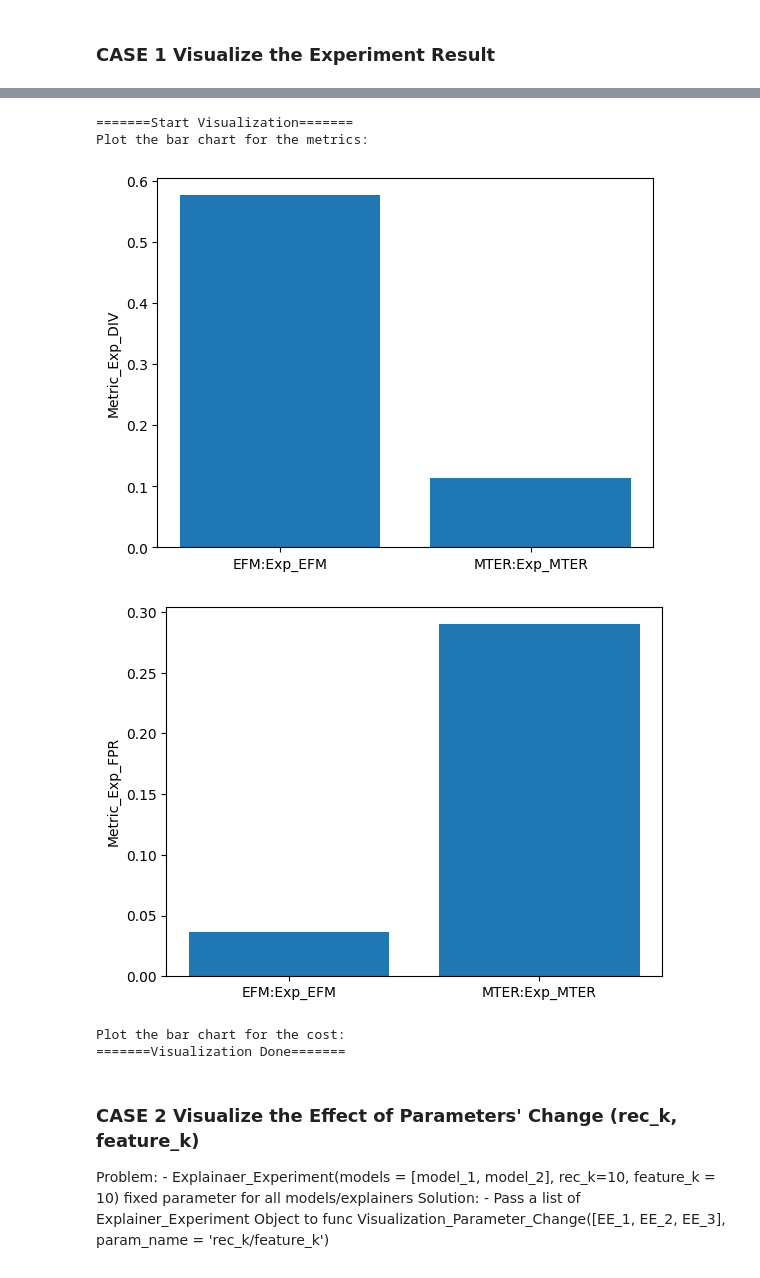
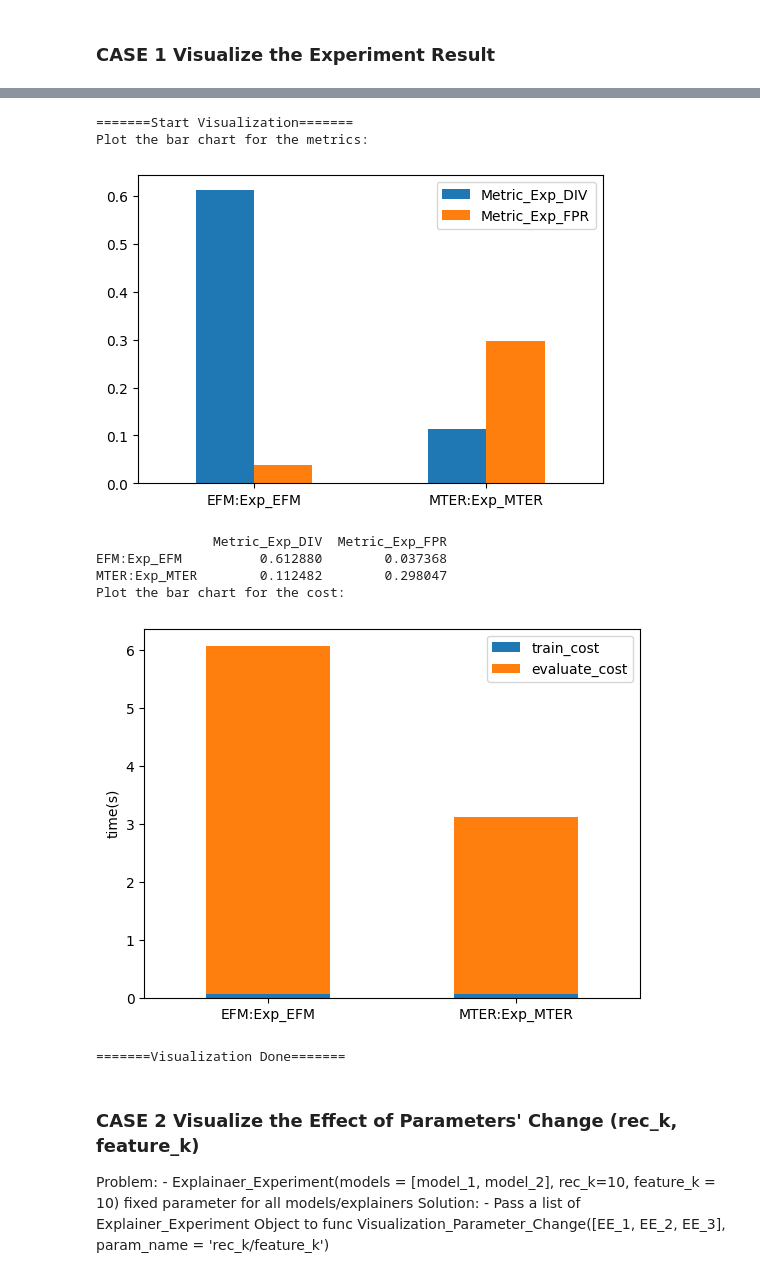
Before and after one commit to AthinaKyriakou/ROSE, a Jupyter notebook: demo/visualization_demo.ipynb, the cells around one changed output, grey strips where cells are left out. Drawn from its saved outputs; the diff is of its cells as text; code cells hidden in the pictures.

Commit message:
add plot_cost and allow specify bar/line chart

```diff
--- a/demo/visualization_demo.ipynb
+++ b/demo/visualization_demo.ipynb
@@ -57,13 +146,16 @@ MTER:Exp_MTER         | 0.11387721054397242 |   0.2899635112576339 | 0.072587966
 # %%
 vis = Visualization()
-vis.visualize_experiemnt_result(experiment)
+vis.visualize_experiemnt_result(experiment, kind="bar")
 # %% [output]
 =======Start Visualization=======
 Plot the bar chart for the metrics:
-[figure, old version]
+[figure, new version]
+               Metric_Exp_DIV  Metric_Exp_FPR
+EFM:Exp_EFM          0.612880        0.037368
+MTER:Exp_MTER        0.112482        0.298047
+Plot the bar chart for the cost:
-[figure, old version]
+[figure, new version]
-Plot the bar chart for the cost:
-=======Visualization Done=======
+=======Visualization Done=======
 # %% [markdown]
 ### CASE 2 Visualize the Effect of Parameters' Change (rec_k, feature_k)
 Problem:
```
Also changed, not shown: parts of 2 cells of this notebook, 1 other file.
